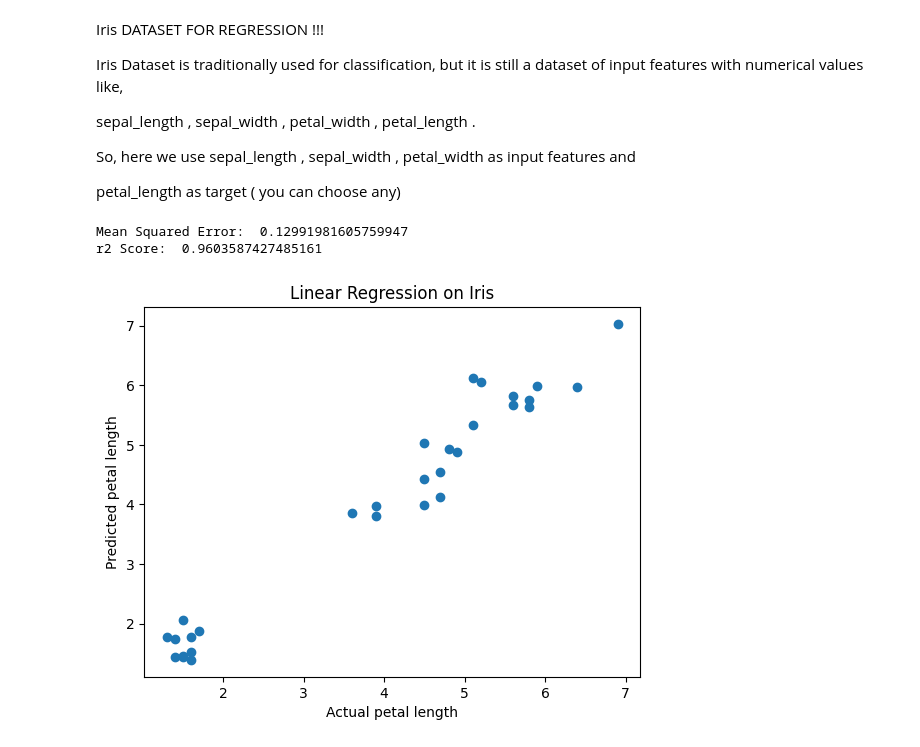
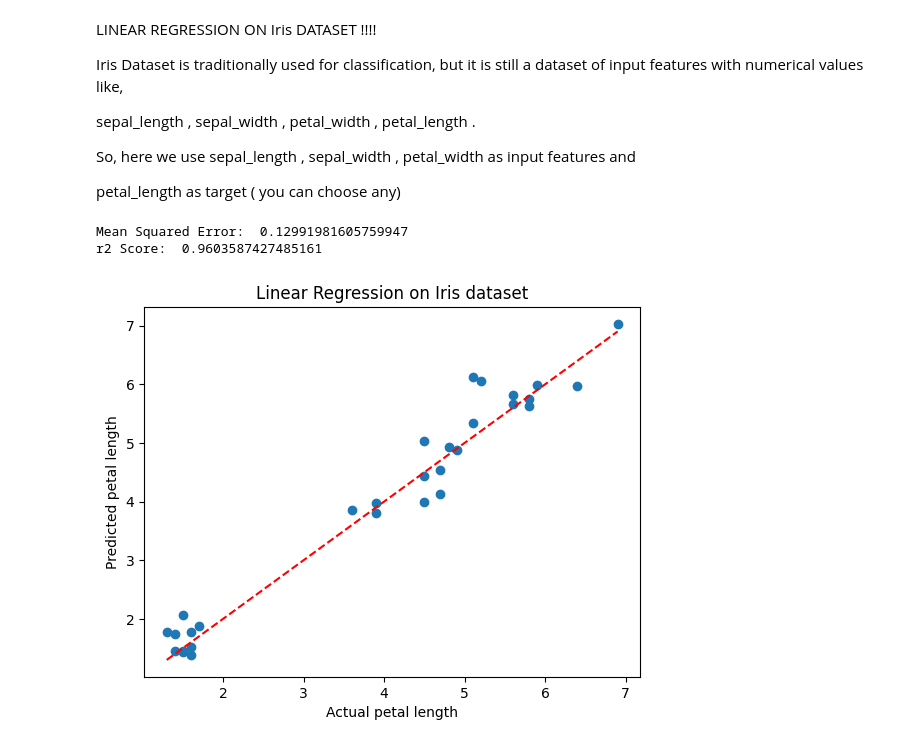
Before and after one commit to Sameena-sam/ML-on-diff-Datasets, a Jupyter notebook: notebooks/linear_regression.ipynb, the cells around one changed output. Drawn from its saved outputs; the diff is of its cells as text; code cells hidden in the pictures.

```diff
--- a/notebooks/linear_regression.ipynb
+++ b/notebooks/linear_regression.ipynb
@@ -1,5 +1,5 @@
 # %% [markdown]
-Iris DATASET FOR REGRESSION !!!
+LINEAR REGRESSION ON Iris DATASET !!!!
 
 Iris Dataset is traditionally used for classification, but it is still a dataset of input features with numerical values like,
 
@@ -13,32 +13,33 @@ import pandas as pd
 import matplotlib.pyplot as plt
 from sklearn.model_selection import train_test_split
 from sklearn.linear_model import LinearRegression
 from sklearn.metrics import mean_squared_error, r2_score
 
 df = pd.read_csv("../data/Iris.csv")
 
 X = df[["sepal_length" , "sepal_width" , "petal_width"]]
 y = df["petal_length"]
 
 X_train, X_test, y_train, y_test = train_test_split(X, y, test_size=0.2, random_state=42)
 
 model = LinearRegression()
 model.fit(X_train,y_train)
 
 y_pred = model.predict(X_test)
 
 mse = mean_squared_error(y_test,y_pred)
 r2 = r2_score(y_test,y_pred)
 
 print("Mean Squared Error: ", mse)
 print("r2 Score: ", r2)
 
 plt.scatter(y_test, y_pred)
+plt.plot([y_test.min(), y_test.max()], [y_test.min(), y_test.max()], color = "Red", linestyle = "--")
 plt.xlabel("Actual petal length")
 plt.ylabel("Predicted petal length")
-plt.title("Linear Regression on Iris")
+plt.title("Linear Regression on Iris dataset")
 plt.show()
 # %% [output]
 Mean Squared Error:  0.12991981605759947
 r2 Score:  0.9603587427485161
-[figure, old version]
+[figure, new version]
```
Also changed, not shown: parts of 3 cells of this notebook, 1 other file.
